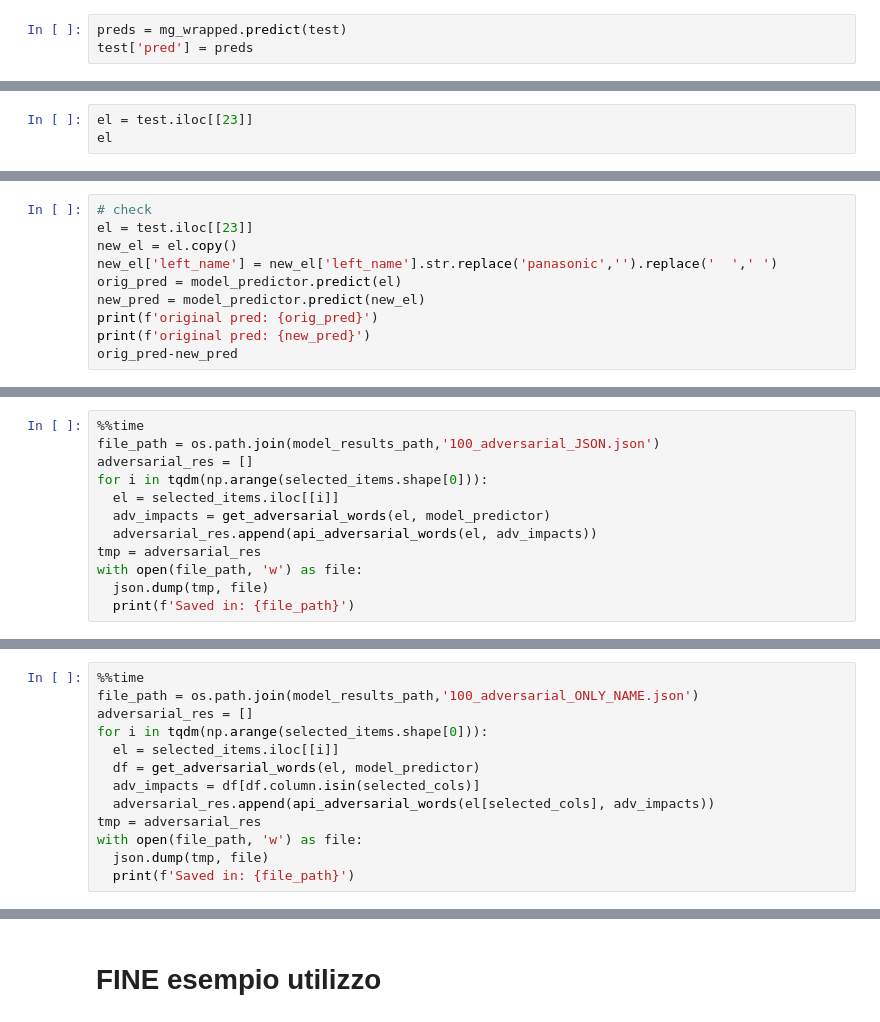
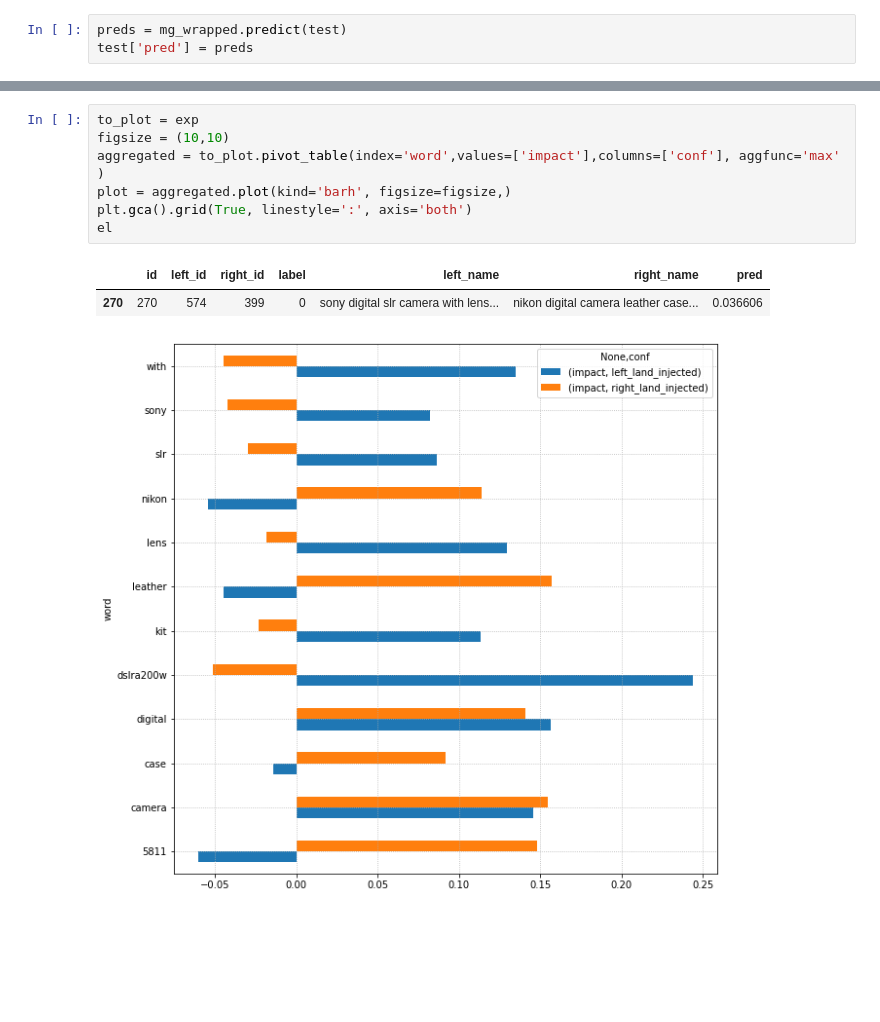
Before and after one commit to wardetu/landmark, a Jupyter notebook: quick_start_magellan.ipynb, the cells around one changed output, grey strips where cells are left out. Saved outputs shown, nothing was run; the diff lists cells and outputs as text; blank space fills up the shorter version.

```diff
--- a/quick_start_magellan.ipynb
+++ b/quick_start_magellan.ipynb
@@ -463,3 +193,0 @@ from adversarial_exp import *
-# %%
-el = test.iloc[[23]]
-el
@@ -471,10 +193,0 @@ adversarial_words = get_adversarial_words(el, model_predictor)
-# %%
-# check
-el = test.iloc[[23]]
-new_el = el.copy()
-new_el['left_name'] = new_el['left_name'].str.replace('panasonic','').replace('  ',' ')
-orig_pred = model_predictor.predict(el)
-new_pred = model_predictor.predict(new_el)
-print(f'original pred: {orig_pred}')
-print(f'original pred: {new_pred}')
-orig_pred-new_pred
@@ -537,12 +193,0 @@ impacts_df.plot(x='word_prefix',y='impact', kind='bar', figsize=figsize);
-# %%
-%%time
-file_path = os.path.join(model_results_path,'100_adversarial_JSON.json')
-adversarial_res = []
-for i in tqdm(np.arange(selected_items.shape[0])):
-  el = selected_items.iloc[[i]]
-  adv_impacts = get_adversarial_words(el, model_predictor)
-  adversarial_res.append(api_adversarial_words(el, adv_impacts))
-tmp = adversarial_res
-with open(file_path, 'w') as file:
-  json.dump(tmp, file)
-  print(f'Saved in: {file_path}')
@@ -555,13 +193,0 @@ Wall time: 1min 10s
-# %%
-%%time
-file_path = os.path.join(model_results_path,'100_adversarial_ONLY_NAME.json')
-adversarial_res = []
-for i in tqdm(np.arange(selected_items.shape[0])):
-  el = selected_items.iloc[[i]]
-  df = get_adversarial_words(el, model_predictor)
-  adv_impacts = df[df.column.isin(selected_cols)]
-  adversarial_res.append(api_adversarial_words(el[selected_cols], adv_impacts))
-tmp = adversarial_res
-with open(file_path, 'w') as file:
-  json.dump(tmp, file)
-  print(f'Saved in: {file_path}')
@@ -572,2 +194,11 @@ Wall time: 1min 12s
-# %% [markdown]
-# FINE esempio utilizzo
+# %%
+to_plot = exp
+figsize = (10,10)
+aggregated = to_plot.pivot_table(index='word',values=['impact'],columns=['conf'], aggfunc='max' )
+plot = aggregated.plot(kind='barh', figsize=figsize,)
+plt.gca().grid(True, linestyle=':', axis='both')
+el
+# %% [output]
+|  | id | left_id | right_id | label | left_name | right_name | pred |
+| 270 | 270 | 574 | 399 | 0 | sony digital slr camera with lens... | nikon digital camera leather case... | 0.036606 |
+[figure, added]
```
Also changed, not shown: parts of 56 cells of this notebook.
